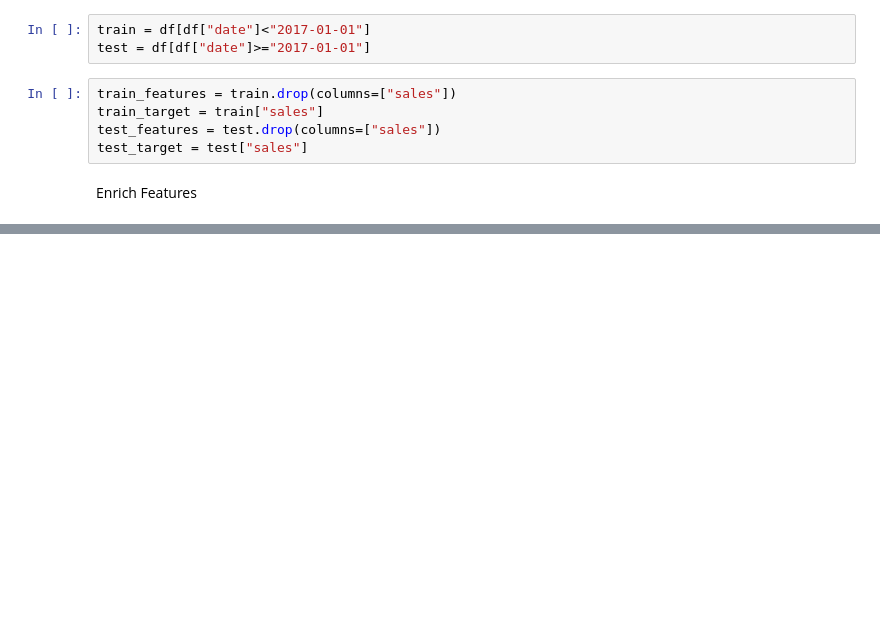
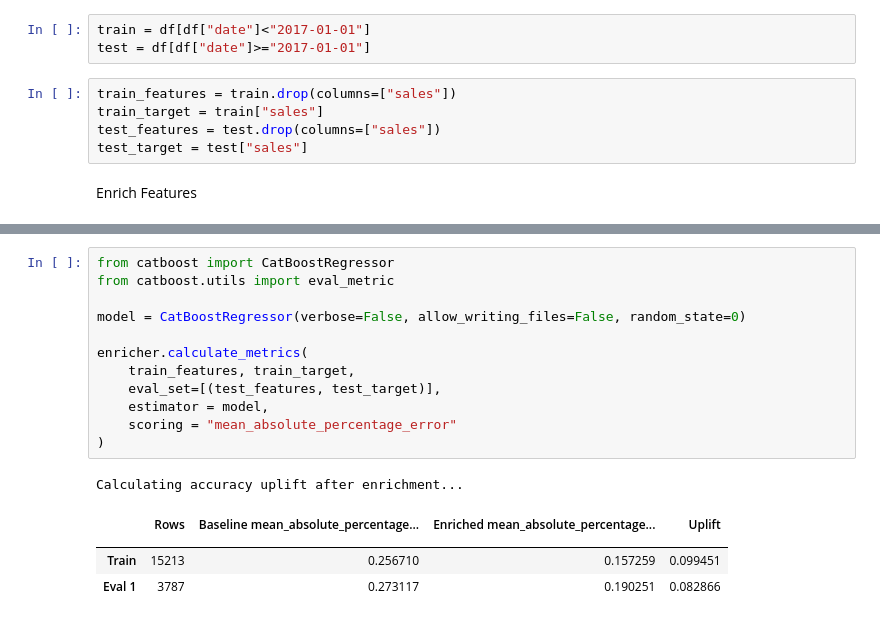
Before and after one commit to Swayyum/Sales-Forecasting-ML, a Jupyter notebook: Sales_Forecasting.ipynb, the cells around one changed output, grey strips where cells are left out. Saved outputs shown, nothing was run; the diff lists cells and outputs as text; blank space fills up the shorter version.

```diff
--- a/Sales_Forecasting.ipynb
+++ b/Sales_Forecasting.ipynb
@@ -83,0 +93,18 @@ Quality metrics
+# %%
+from catboost import CatBoostRegressor
+from catboost.utils import eval_metric
+
+model = CatBoostRegressor(verbose=False, allow_writing_files=False, random_state=0)
+
+enricher.calculate_metrics(
+    train_features, train_target,
+    eval_set=[(test_features, test_target)],
+    estimator = model,
+    scoring = "mean_absolute_percentage_error"
+)
+# %% [output]
+Calculating accuracy uplift after enrichment...
+|  | Rows | Baseline mean_absolute_percentage... | Enriched mean_absolute_percentage... | Uplift |
+|  |  |  |  |  |
+| Train | 15213 | 0.256710 | 0.157259 | 0.099451 |
+| Eval 1 | 3787 | 0.273117 | 0.190251 | 0.082866 |
```
Also changed, not shown: parts of 8 cells of this notebook.
